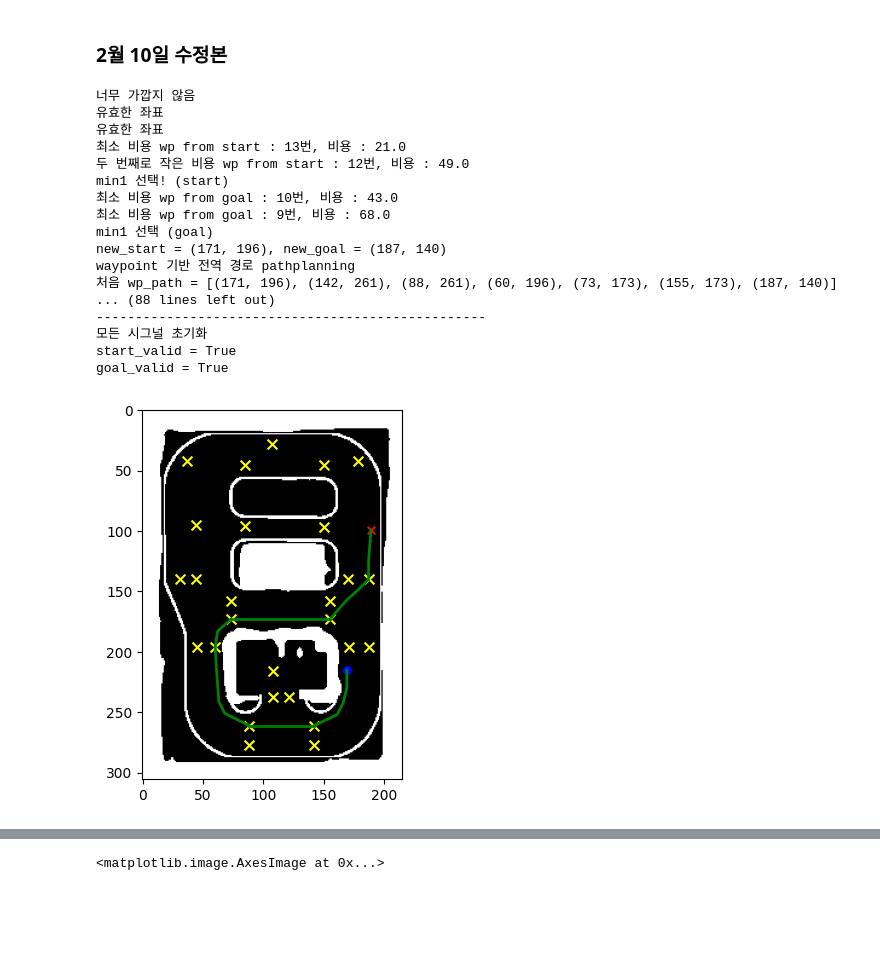
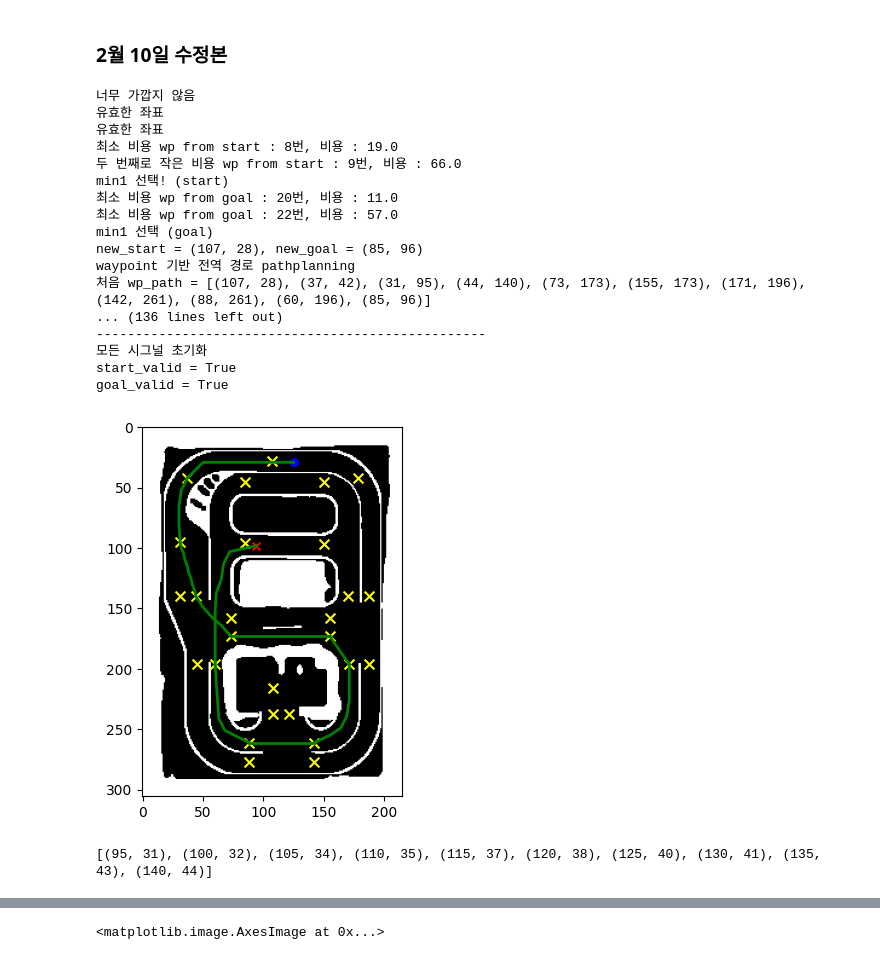
Before and after one commit to kimwanseop/ROS-Project, a Jupyter notebook: src/Server/User_GUI/asap_pathplanning.ipynb, the cells around one changed output, grey strips where cells are left out. Drawn from its saved outputs; the diff is of its cells as text; code cells hidden in the pictures; blank space fills up the shorter version.

```diff
--- a/src/Server/User_GUI/asap_pathplanning.ipynb
+++ b/src/Server/User_GUI/asap_pathplanning.ipynb
@@ -1265,7 +1265,7 @@ def create_weight_map(grid, middle, buffer_size, penalty):
 
     background_result[y:y+h, x:x+w] = result_roi
 
-    # plt.imshow(background_result, cmap='gray')
+    plt.imshow(background_result, cmap='gray')
 
     obstacle = background_result == 1
     # 장애물 주변에 가중치를 부여
@@ -1454,6 +1454,15 @@ def expand_multiple_coordinates(coord_list, buffer_size):
         expanded_set.update(expand_coordinates(coord, buffer_size))
     return list(expanded_set)
 
+def get_line_points(p1, p2, num_points):
+    y1, x1 = p1
+    y2, x2 = p2
+
+    x_values = np.linspace(x1, x2, num_points)
+    y_values = np.linspace(y1, y2, num_points)
+
+    return [(int(round(x)), int(round(y))) for x, y in zip(x_values, y_values)]
+
 # wp number
 wp_num = {
     0 : (108, 237),
@@ -1480,7 +1489,8 @@ wp_num = {
     21 : (85, 45),
     22 : (150, 97),
     23 : (121, 237),
-    24 : (44,95),
+    24 : (31,95),
+    # 24 : (44,116),
     25 : (150, 45),
     26 : (108, 216),
     # 일방 통행 좌표용
@@ -1569,9 +1579,9 @@ exc_sig = None
 sig_2225 = None
 
 # 테스트 실행
-start = (169, 215)  # 시작 좌표
+start = (125, 29)  # 시작 좌표
 # start = wp_num[21]  # 목표 좌표
-goal = (189, 99)  # (53, 20) 에러 발생
+goal = (94, 98)  # (53, 20) 에러 발생
 if is_renting is False:
         goal = wp_num[23]  # 목표 좌표
 
@@ -1716,7 +1726,10 @@ if start_valid and goal_valid:
 
                 print(f'최종 wp_path = {wp_path}')
 
-                part_path, _ = (a_star((wp_start[1], wp_start[0]), (wp_goal[1], wp_goal[0]), waypoint_graph, grid=grid, weight_map=weight_map))
+                if wp_start == wp_num[24] and wp_goal == wp_num[5]:
+                    part_path = get_line_points(wp_start, wp_goal, num_points=10)
+                else:
+                    part_path, _ = (a_star((wp_start[1], wp_start[0]), (wp_goal[1], wp_goal[0]), waypoint_graph, grid=grid, weight_map=weight_map))
                 real_path = np.array(part_path)
 
                 print(f'샘플링하기 전 real_path 갯수 = {len(real_path)}')
@@ -1766,39 +1779,59 @@ if start_valid and goal_valid:
             final_path = linked_path[np.sort(idx)]
         else:
             print('No path found')
     else:
         print('현재 목적지 근처에 있습니다.')
 
 
 
     # is_renting = return_sig = False
     # min1_take = min2_take = one_way = exc_sig = for_cnt = sig_2225 = sig_1122 = overlap = None
 else:
     print('호출 및 주정차 금지 구역입니다.')
 
 # 시그널 초기화
 print('모든 시그널 초기화')
 min1_take = min2_take = one_way = exc_sig = for_cnt = sig_2225 = sig_1122 = overlap = None
 
 print(f'start_valid = {start_valid}')
 print(f'goal_valid = {goal_valid}')
 # %% [output]
 너무 가깝지 않음
 유효한 좌표
 유효한 좌표
-최소 비용 wp from start : 13번, 비용 : 21.0
-두 번째로 작은 비용 wp from start : 12번, 비용 : 49.0
+최소 비용 wp from start : 8번, 비용 : 19.0
+두 번째로 작은 비용 wp from start : 9번, 비용 : 66.0
 min1 선택! (start)
-최소 비용 wp from goal : 10번, 비용 : 43.0
-최소 비용 wp from goal : 9번, 비용 : 68.0
+최소 비용 wp from goal : 20번, 비용 : 11.0
+최소 비용 wp from goal : 22번, 비용 : 57.0
 min1 선택 (goal)
-new_start = (171, 196), new_goal = (187, 140)
+new_start = (107, 28), new_goal = (85, 96)
 waypoint 기반 전역 경로 pathplanning
-처음 wp_path = [(171, 196), (142, 261), (88, 261), (60, 196), (73, 173), (155, 173), (187, 140)]
-... (88 lines left out)
+처음 wp_path = [(107, 28), (37, 42), (31, 95), (44, 140), (73, 173), (155, 173), (171, 196), (142, 261), (88, 261), (60, 196), (85, 96)]
+... (136 lines left out)
 --------------------------------------------------
 모든 시그널 초기화
 start_valid = True
 goal_valid = True
-[figure, old version]
+[figure, new version]
+# %%
+start = wp_num[24]
+goal = wp_num[5]
+
+import numpy as np
+
+def get_line_points(p1, p2, num_points):
+    y1, x1 = p1
+    y2, x2 = p2
+
+    x_values = np.linspace(x1, x2, num_points)
+    y_values = np.linspace(y1, y2, num_points)
+
+    return [(int(round(x)), int(round(y))) for x, y in zip(x_values, y_values)]
+
+line_points = get_line_points(start, goal, num_points=10)
+
+print(line_points)
+# %% [output]
+[(95, 31), (100, 32), (105, 34), (110, 35), (115, 37), (120, 38), (125, 40), (130, 41), (135, 43), (140, 44)]
 # %%
```
Also changed, not shown: parts of 3 cells of this notebook, 1 other file.
